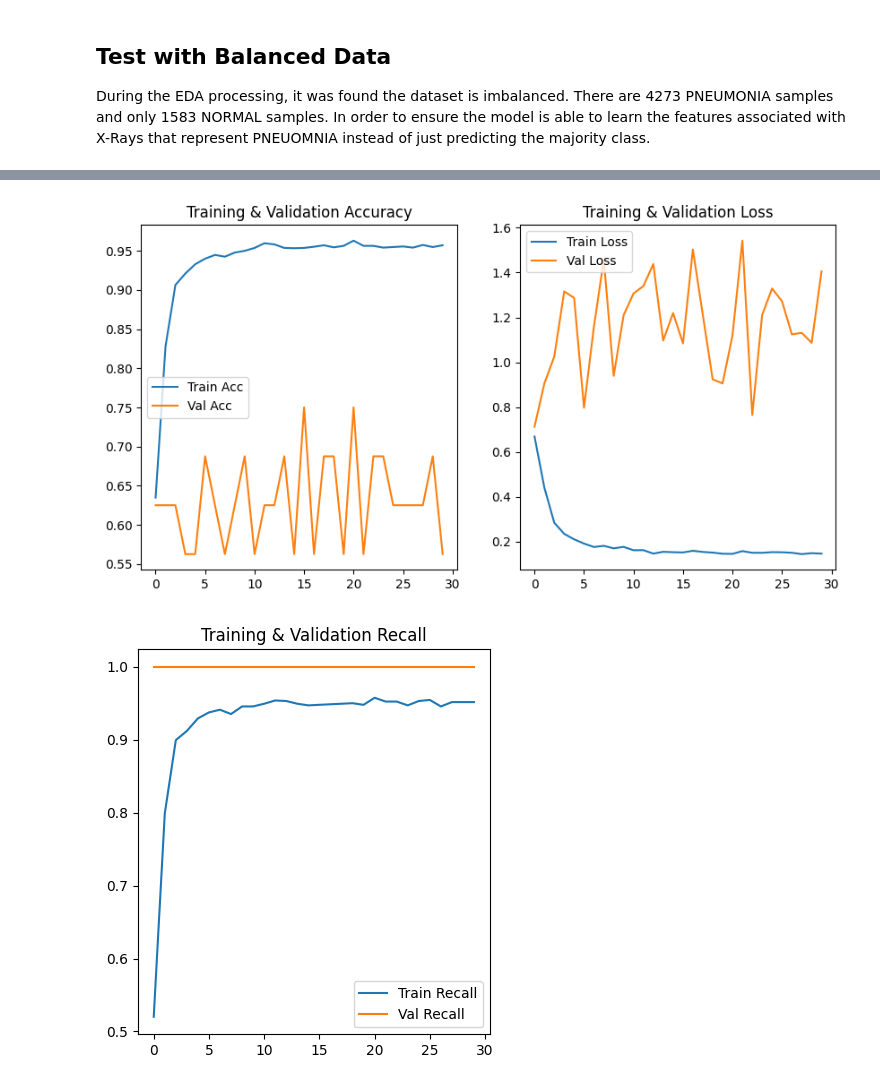
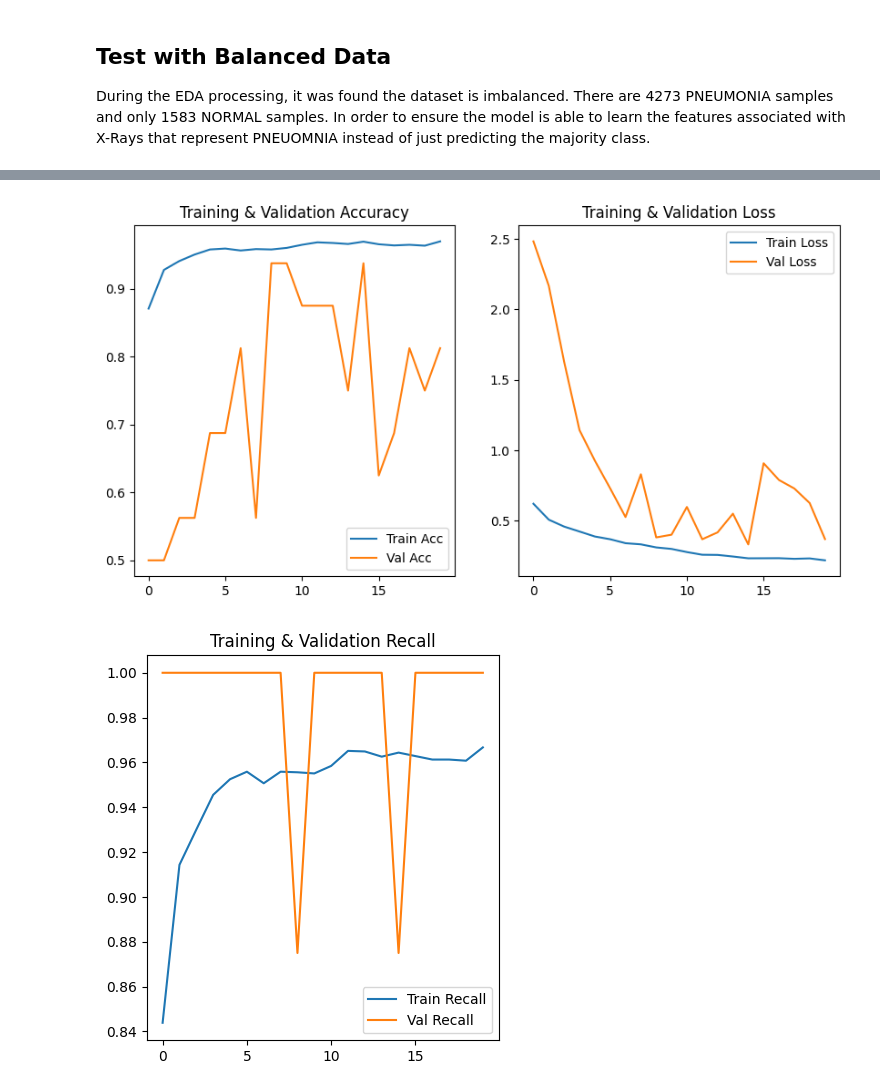
Before and after one commit to pawankt90/AAI590-Group2, a Jupyter notebook: Sandbox/KVierczhalek_CNN.ipynb, the cells around one changed output, grey strips where cells are left out. Saved outputs shown, nothing was run; the diff lists cells and outputs as text; code cells hidden in the pictures.

```diff
--- a/Sandbox/KVierczhalek_CNN.ipynb
+++ b/Sandbox/KVierczhalek_CNN.ipynb
@@ -132,19 +252,19 @@ def load_and_balance_dataset(data_filepath, img_size=(64, 64), batch_size=32):
 The following function trains the CNN model that is defined above. Once the model is trained, the metrics (accuracy, precision, recall and f1) are extracted from the model. The precision and recall metrics are important in addition to accuracy because of the large class imbalance in this dataset. These are good metrics to compare model performance against different input data configurations. These metrics are written to a named csv file that can be referenced later, and also used for plotting the results.
 # %%
 # Function to train and evaluate the model
-def train_and_evaluate(model, train_ds, val_ds, test_ds, test_description="example_test"):
+def train_and_evaluate(model, train_ds, val_ds, test_ds, class_weight, test_description="example_test"):
     results_path = f"{test_description}_results.csv"
 
     # Callbacks for training
     early_stopping = EarlyStopping(monitor='val_loss', patience=5, restore_best_weights=True)
-    lr_scheduler = ReduceLROnPlateau(monitor='val_loss', factor=0.5, patience=3, verbose=1)
+    lr_scheduler = ReduceLROnPlateau(monitor='val_loss', factor=0.3, patience=5, verbose=1)
 
     history = model.fit(
         train_ds,
         validation_data=val_ds,
         epochs=30,
-        # class_weight=class_weights,  # Handling class imbalance
-        callbacks=[lr_scheduler]
+        class_weight=class_weight,
+        callbacks=[lr_scheduler, early_stopping]
       )
 
     # Reset test_ds generator before evaluating
@@ -158,20 +278,39 @@ def train_and_evaluate(model, train_ds, val_ds, test_ds, test_description="examp
     y_true, y_pred = [], []
     for i in range(steps):
         images, labels = next(test_ds)
-        preds = np.argmax(model.predict(images), axis=1)
-        y_true.extend(labels)
-        y_pred.extend(preds)
+        # For binary classification with sigmoid output
+        predictions = model.predict(images)
+        binary_preds = (predictions > 0.5).astype(int).flatten()
+        y_true.extend(labels.astype(int))  # Ensure integer labels
+        y_pred.extend(binary_preds)
 
+    # Convert to numpy arrays for metric calculations
+    y_true = np.array(y_true)
+    y_pred = np.array(y_pred)
+
+    # Calculate metrics
     accuracy = accuracy_score(y_true, y_pred)
     precision = precision_score(y_true, y_pred, average='weighted')
     recall = recall_score(y_true, y_pred, average='weighted')
     f1 = f1_score(y_true, y_pred, average='weighted')
 
+    # You might also want to calculate per-class metrics
+    report = classification_report(y_true, y_pred, output_dict=True)
+    class_0_precision = report['0.0']['precision'] if '0.0' in report else report['0']['precision']
+    class_0_recall = report['0.0']['recall'] if '0.0' in report else report['0']['recall']
+    class_1_precision = report['1.0']['precision'] if '1.0' in report else report['1']['precision']
+    class_1_recall = report['1.0']['recall'] if '1.0' in report else report['1']['recall']
+
+    # Update your results dataframe with more detailed metrics
     results_df = pd.DataFrame({
         'Accuracy': [accuracy],
         'Precision': [precision],
         'Recall': [recall],
-        'F1 Score': [f1]
+        'F1 Score': [f1],
+        'Class_0_Precision': [class_0_precision],
+        'Class_0_Recall': [class_0_recall],
+        'Class_1_Precision': [class_1_precision],
+        'Class_1_Recall': [class_1_recall]
     })
 
     results_df.to_csv(results_path, index=False)
@@ -232,9 +371,10 @@ shutil.move(path + "/chest_xray/chest_xray", "./chest_xray")
 The following section creates train, test and validation sets that can be used for testing. This section can be updated so the results file is named to fit the test, and the data_path is accurate to what is being test.
 # %%
 data_path = "./chest_xray"
-test_description = "balanced_kaggle_dataset"
-# train_ds = load_dataset(os.path.join(data_path, "train"))
-train_ds = load_and_balance_dataset(os.path.join(data_path, "train"))
+test_description = "full_kaggle_dataset"
+train_ds = load_dataset(os.path.join(data_path, "train"))
+# train_ds = load_and_balance_dataset(os.path.join(data_path, "train"))
 val_ds = load_dataset(os.path.join(data_path, "val"))
 test_ds = load_dataset(os.path.join(data_path, "test"))
+# train_ds, val_ds, test_ds, class_weight = load_dataset(data_path)
 # %% [output]
@@ -256,6 +396,6 @@ for i in range(10):
 # %%
 cnn_model = create_cnn()
-history, y_true, y_pred, results_df = train_and_evaluate(cnn_model, train_ds, val_ds, test_ds, test_description=test_description)
+history, y_true, y_pred, results_df = train_and_evaluate(cnn_model, train_ds, val_ds, test_ds, class_weight, test_description=test_description)
 plot_results(history, y_true, y_pred)
 # %% [output]
 Epoch 1/30
@@ -278,2 +418,2 @@ weighted avg       0.14      0.38      0.20       624
-[figure, old version]
+[figure, new version]
-[figure, old version]
+[figure, new version]
```
Also changed, not shown: parts of 10 cells of this notebook.
